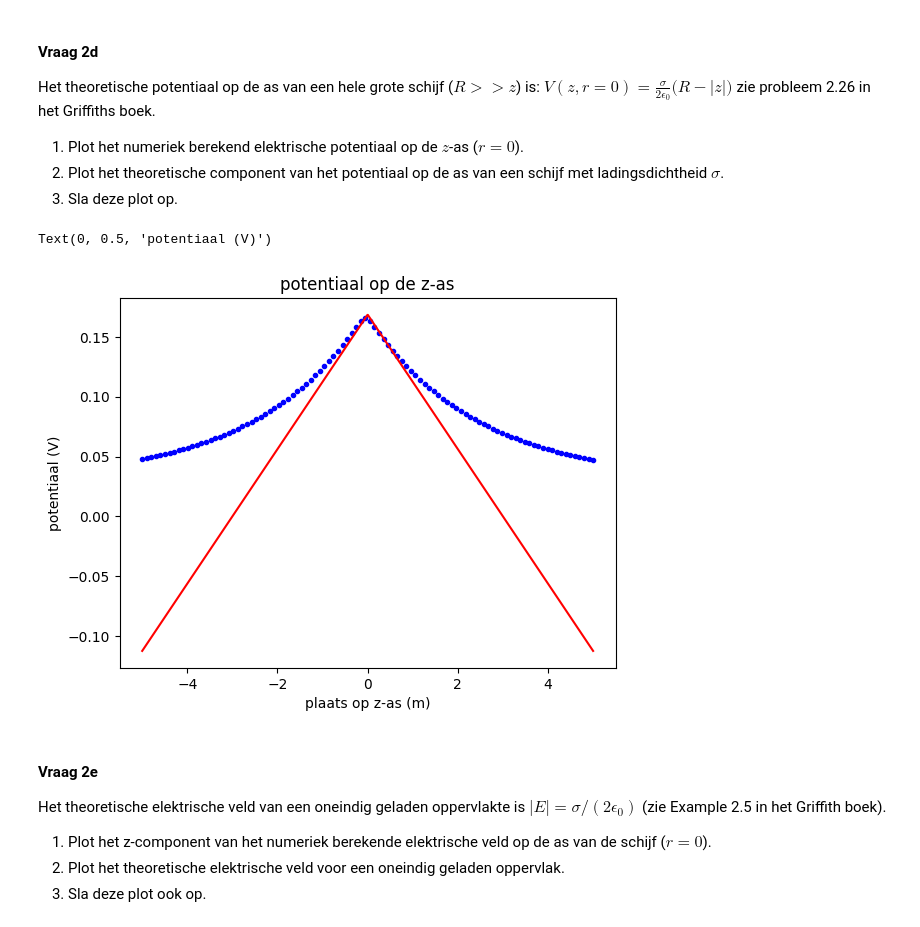
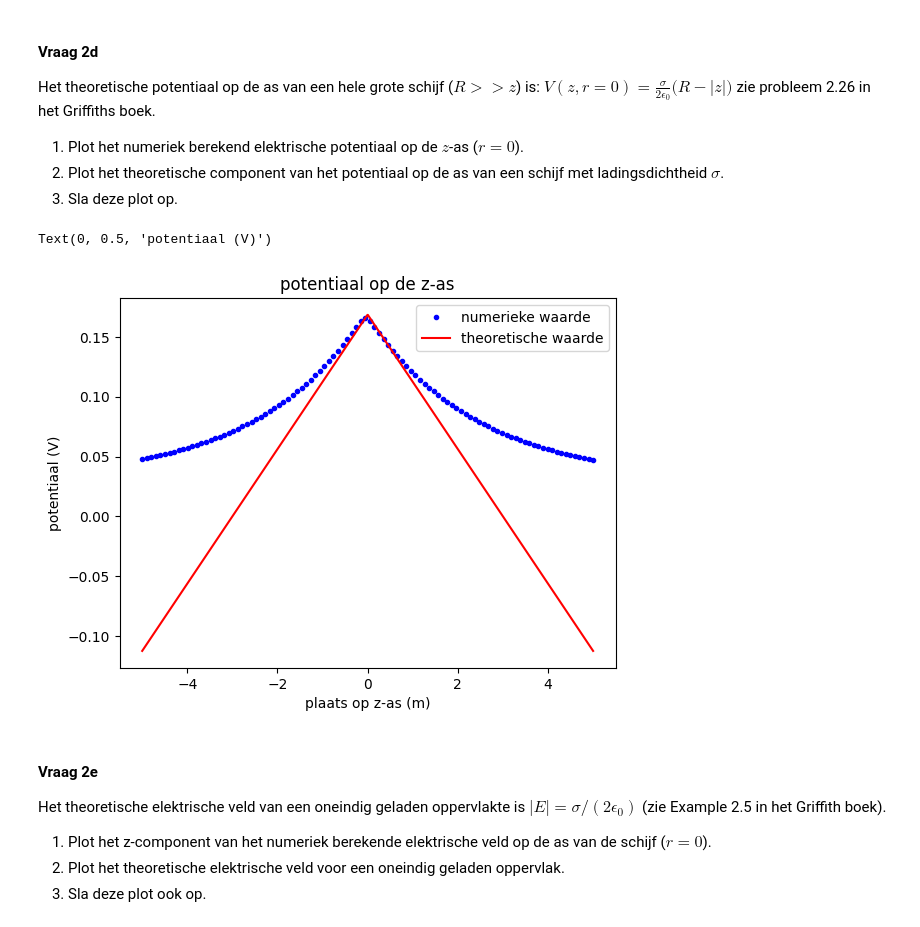
Before and after one commit to Rune-TuDelft/opdrachten-DEF-D, a Jupyter notebook: DigitaleOntwerpopdrachten/1CondensatorOpdracht/CondensatorOntwerpopdracht.ipynb, the cells around one changed output. Saved outputs shown, nothing was run; the diff lists cells and outputs as text; code cells hidden in the pictures.

```diff
--- a/DigitaleOntwerpopdrachten/1CondensatorOpdracht/CondensatorOntwerpopdracht.ipynb
+++ b/DigitaleOntwerpopdrachten/1CondensatorOpdracht/CondensatorOntwerpopdracht.ipynb
@@ -191,21 +191,22 @@ zie probleem 2.26 in het Griffiths boek.
 # %%
 ###
 v_z_as = []
 z_waarde = np.linspace(5,-5,100)
 for array in V:
     v_z_as = np.append(v_z_as,array[0])              #potentiaal op het punt van de z-as uit de array van elke hoogte halen
 plt.plot(z_waarde,v_z_as,"b.",label = "numerieke waarde")
 ###
 z_waarde = np.linspace(5,-5,1000)
 V_z = sigma*(disk_radius-np.sqrt(z_waarde**2))/(2*epsilon0) #invullen gegeven formule
 plt.plot(z_waarde,V_z,'r',label="theoretische waarde") #plot van theoretische waarde uit gegeven formule
 plt.title("potentiaal op de z-as")
+plt.legend()
 plt.xlabel("plaats op z-as (m)")
 plt.ylabel("potentiaal (V)")
 ###
 # %% [output]
 Text(0, 0.5, 'potentiaal (V)')
-[figure, old version]
+[figure, new version]
 # %% [markdown]
 #### Vraag 2e
 
```
Also changed, not shown: parts of 5 cells of this notebook, 2 other files.
